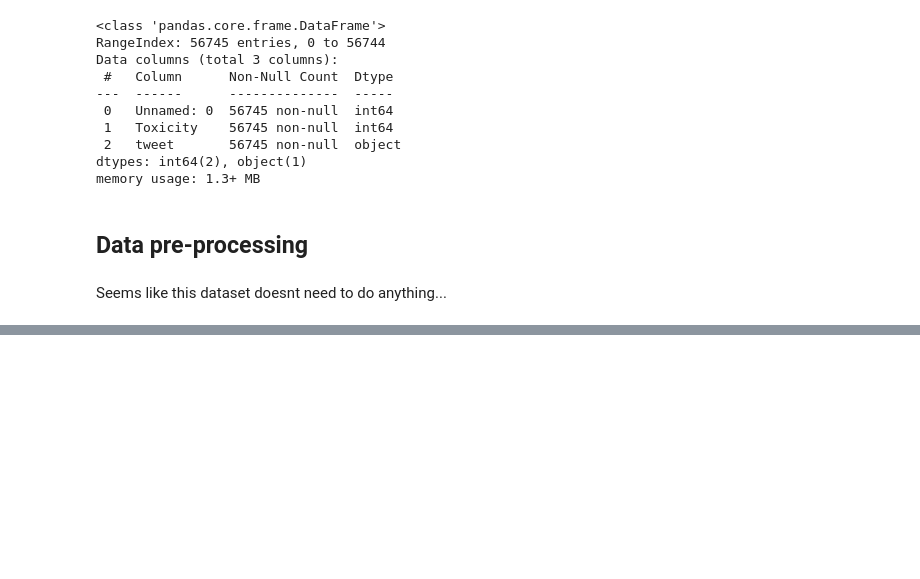
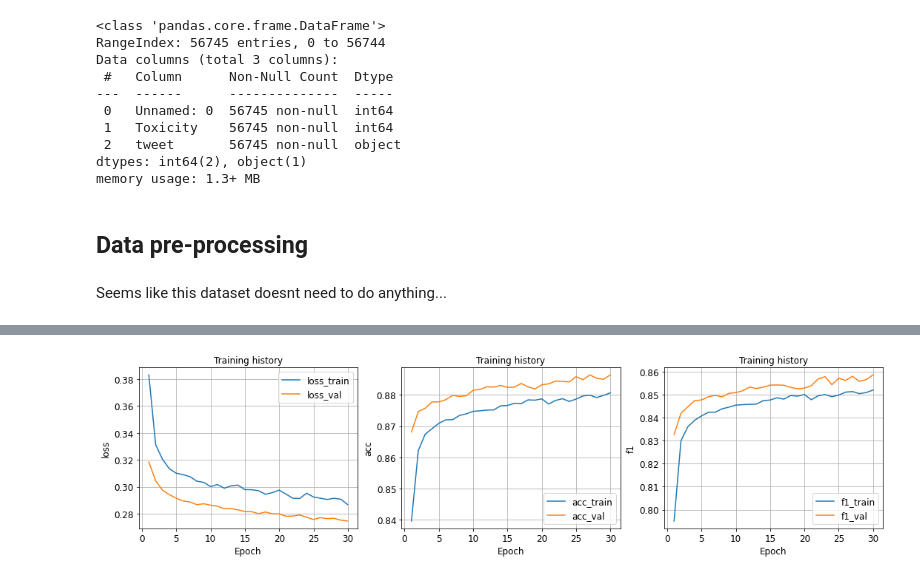
Before and after one commit to liangnic/Kaggles, a Jupyter notebook: Toxic Tweets/ToxicTweets.ipynb, the cells around one changed output, grey strips where cells are left out. Saved outputs shown, nothing was run; the diff lists cells and outputs as text; code cells hidden in the pictures; blank space fills up the shorter version.

```diff
--- a/Toxic Tweets/ToxicTweets.ipynb
+++ b/Toxic Tweets/ToxicTweets.ipynb
@@ -186,2 +170,0 @@ class RNNModel(nn.Module):
-# %%
-model = RNNModel()
@@ -193,0 +272,17 @@ num_epochs = int(n_iters / (len(x_train) / batch_size))
+# %%
+def learning_curves(dct_history):
+    fig, (ax1, ax2, ax3) = plt.subplots(1, 3, figsize=(18, 4))
+#     plt.figure(figsize=(8,6))
+    keys = ['loss', 'acc', 'f1']
+    for idx, ax in enumerate(fig.axes):
+        train = dct_history[f'{keys[idx]}_train']
+        val = dct_history[f'{keys[idx]}_val']
+        ax.plot(range(1, len(train)+1), train, label=f'{keys[idx]}_train')
+        ax.plot(range(1, len(val)+1), val, label=f'{keys[idx]}_val')
+        ax.set_title('Training history', fontsize=12)
+        ax.set_ylabel(f'{keys[idx]}', fontsize=12)
+        ax.set_xlabel('Epoch', fontsize=12)
+        ax.legend(fontsize=12)
+        ax.tick_params(axis='both', which='major', labelsize=12)
+        ax.grid()
+    plt.show()
@@ -193,0 +297,4 @@ num_epochs = int(n_iters / (len(x_train) / batch_size))
+# %%
+model_classifier = MODEL_classifier(300).to(device)
+optimizer = Adam(model_classifier.parameters(), lr=0.0001)
+loss_fn = BCELoss()
@@ -193,0 +321,3 @@ num_epochs = int(n_iters / (len(x_train) / batch_size))
+# %%
+EPOCH = 30
+dct_history = train(train_dataloader, val_dataloader, model_classifier, loss_fn, optimizer, EPOCH, device, 'binary')
@@ -193,0 +371,4 @@ num_epochs = int(n_iters / (len(x_train) / batch_size))
+# %%
+learning_curves(dct_history)
+# %% [output]
+[figure, added]
```
Also changed, not shown: parts of 31 cells of this notebook, 1 other file.
